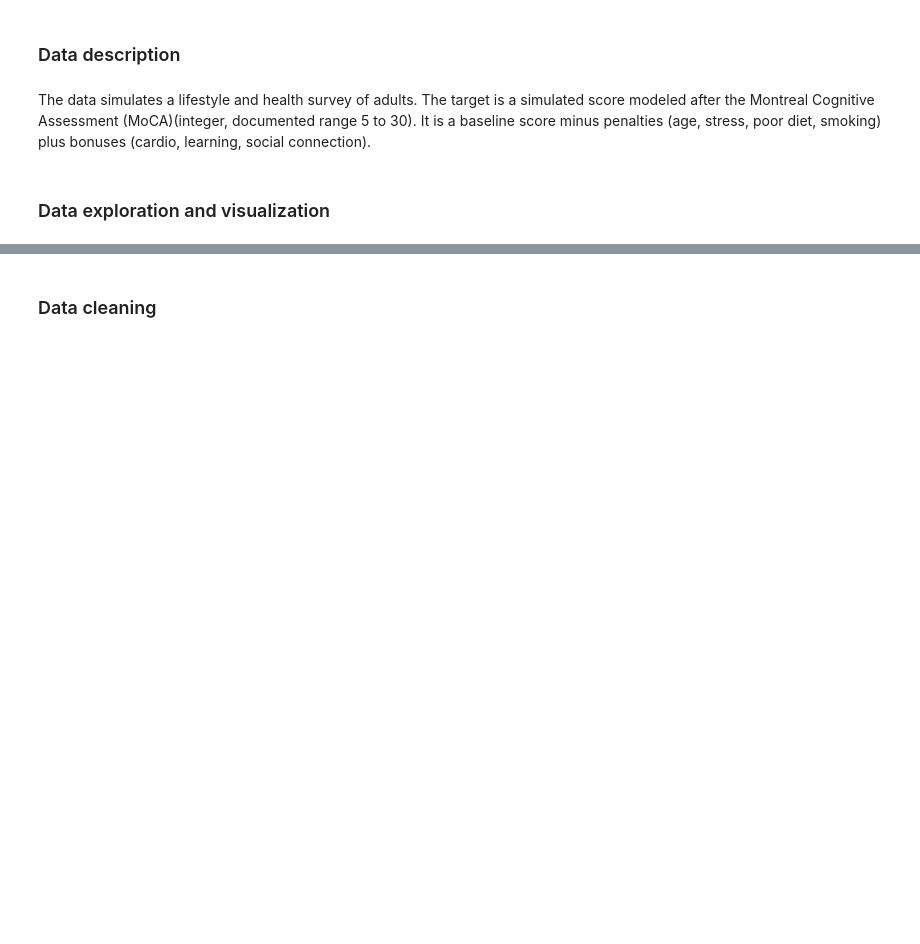
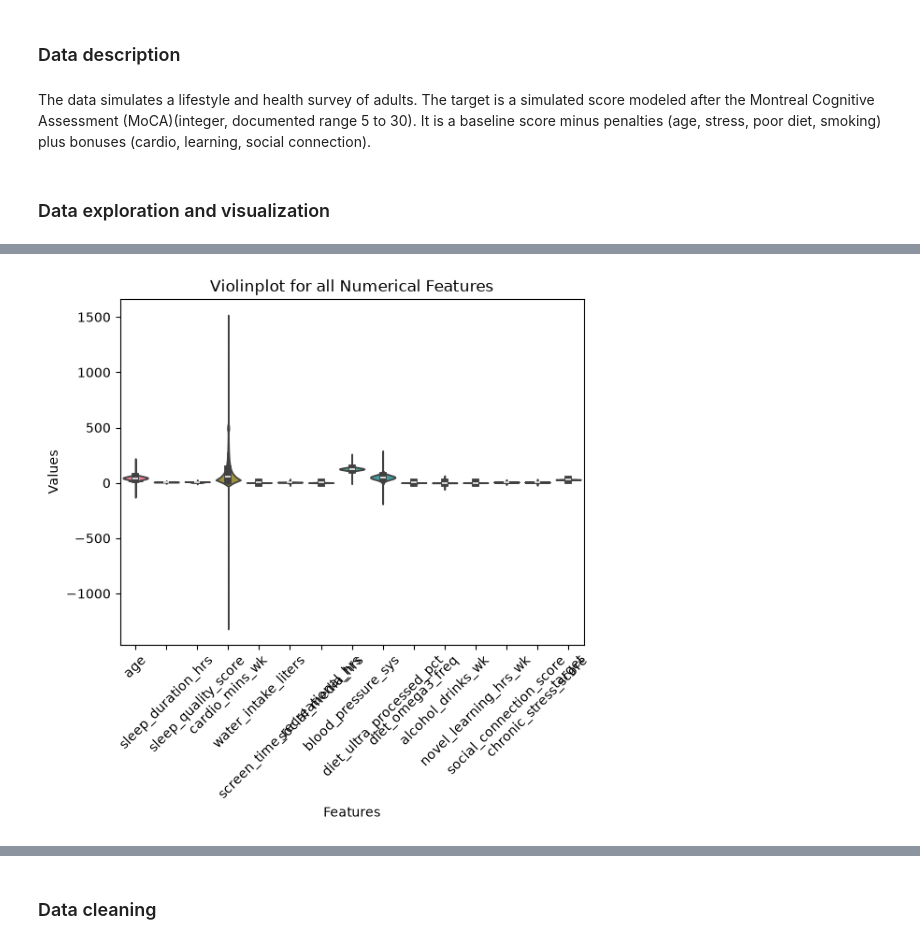
Before and after one commit to kikibeumer/DAT200_CA5, a Jupyter notebook: CA5_Code.ipynb, the cells around one changed output, grey strips where cells are left out. Cells and saved outputs as stored; diff of their text form; code cells hidden in the pictures; blank space fills up the shorter version.

```diff
--- a/CA5_Code.ipynb
+++ b/CA5_Code.ipynb
@@ -23,0 +83,11 @@ The data simulates a lifestyle and health survey of adults. The target is a simu
+# %%
+# Plot violinplot of all features
+sns.violinplot(data=df_train.drop(columns= "smoking_status"))
+
+plt.title("Violinplot for all Numerical Features")
+plt.ylabel("Values")
+plt.xlabel("Features")
+plt.xticks(rotation=45)
+plt.show()
+# %% [output]
+[figure, added]
```
Also changed, not shown: parts of 15 cells of this notebook.
